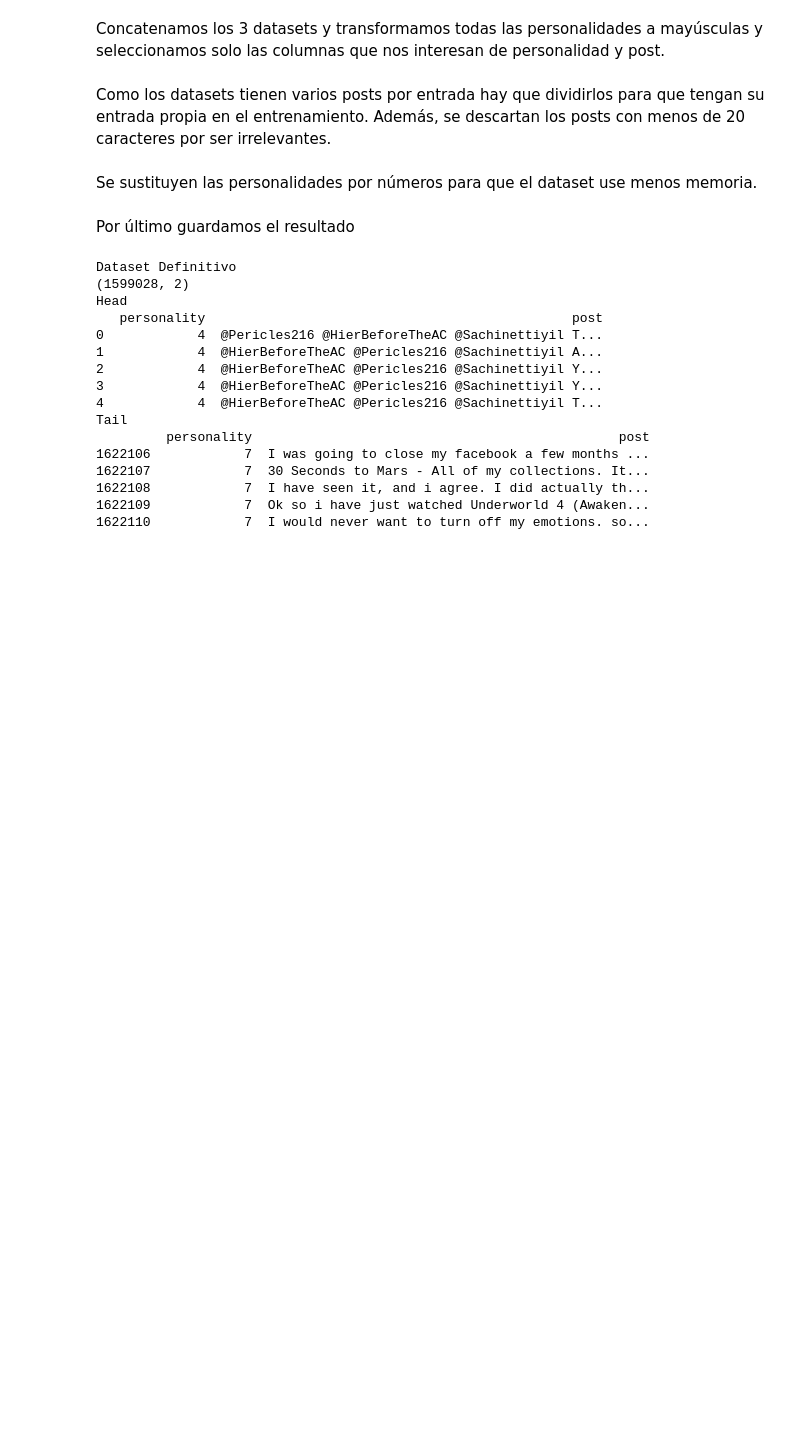
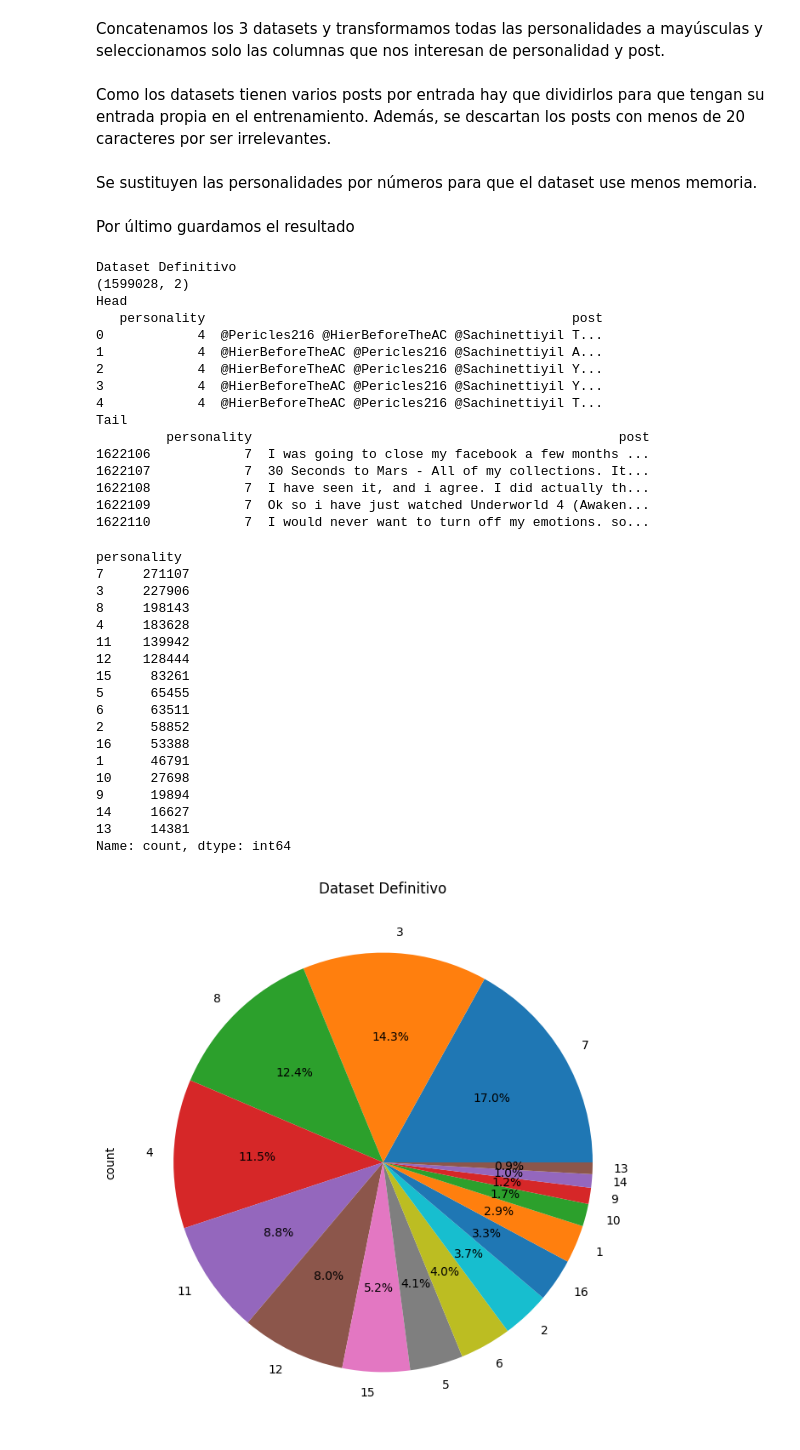
Before and after one commit to Kingomac/MagicPersonalityMatcher, a Jupyter notebook: notebooks/crear_dataset.ipynb, the cells around one changed output. Saved outputs shown, nothing was run; the diff lists cells and outputs as text; code cells hidden in the pictures; blank space fills up the shorter version.

```diff
--- a/notebooks/crear_dataset.ipynb
+++ b/notebooks/crear_dataset.ipynb
@@ -151,3 +167,27 @@ Tail
 1622108            7  I have seen it, and i agree. I did actually th...
 1622109            7  Ok so i have just watched Underworld 4 (Awaken...
 1622110            7  I would never want to turn off my emotions. so...
+# %%
+plt.figure(figsize=(16, 8))
+df['personality'].value_counts().plot(kind='pie',autopct='%1.1f%%', title='Dataset Definitivo')
+print(df['personality'].value_counts())
+# %% [output]
+personality
+7     271107
+3     227906
+8     198143
+4     183628
+11    139942
+12    128444
+15     83261
+5      65455
+6      63511
+2      58852
+16     53388
+1      46791
+10     27698
+9      19894
+14     16627
+13     14381
+Name: count, dtype: int64
+[figure, added]
```
Also changed, not shown: parts of 3 cells of this notebook.
